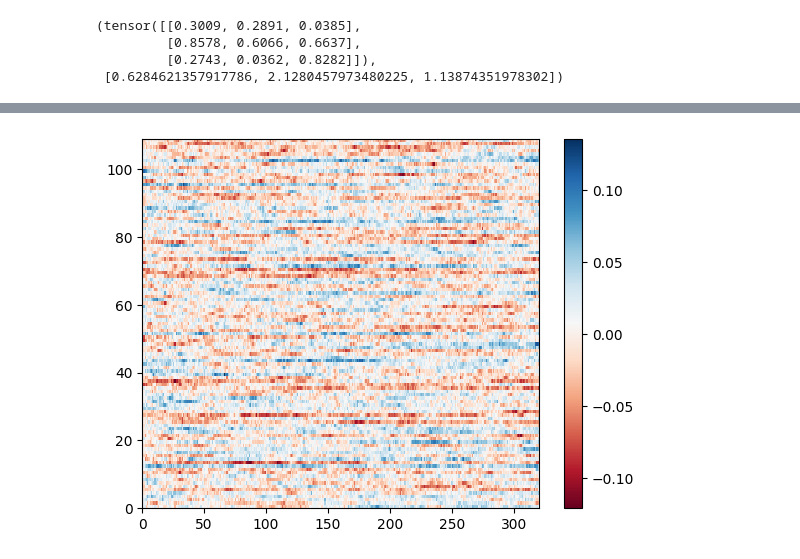
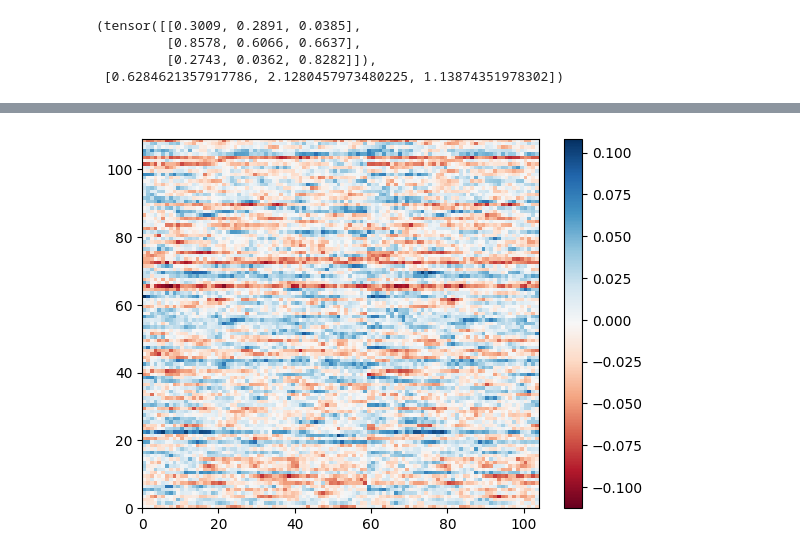
Before and after one commit to k-l-lambda/deep-starry, a Jupyter notebook: test_paraff.ipynb, the cells around one changed output, grey strips where cells are left out. Saved outputs shown, nothing was run; the diff lists cells and outputs as text; code cells hidden in the pictures.

```diff
--- a/test_paraff.ipynb
+++ b/test_paraff.ipynb
@@ -173,12 +171,12 @@ loss, metric
 # %%
 import matplotlib.pyplot as plt
 
 
 inspection = model.inspectRun(batch)
 #inspection
 
-plt.pcolormesh(inspection['pred'][0].transpose(0, 1).detach().numpy(), cmap='RdBu')
+plt.pcolormesh(inspection['pred_flat'].transpose(0, 1).detach().numpy(), cmap='RdBu')
 plt.colorbar()
 plt.show()
 # %% [output]
-[figure, old version]
+[figure, new version]
```
Also changed, not shown: parts of 1 cell of this notebook, 5 other files.
